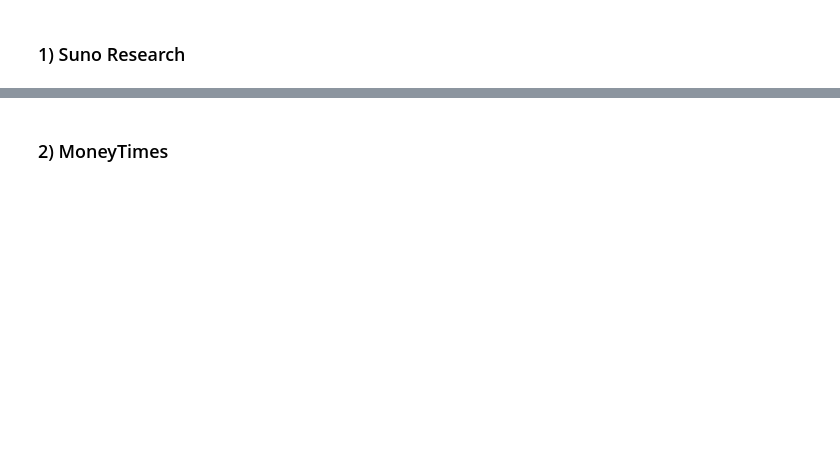
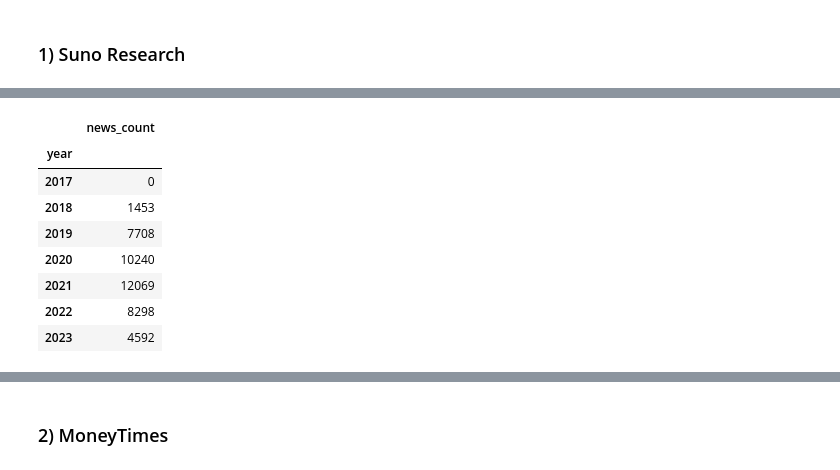
Before and after one commit to mso13/BrazilianFinancialNews, a Jupyter notebook: src/EDA/Exploratory Data Analysis (EDA) on Financial News Textual Content.ipynb, the cells around one changed output, grey strips where cells are left out. Cells and saved outputs as stored; diff of their text form; code cells hidden in the pictures; blank space fills up the shorter version.

```diff
--- a/src/EDA/Exploratory Data Analysis (EDA) on Financial News Textual Content.ipynb
+++ b/src/EDA/Exploratory Data Analysis (EDA) on Financial News Textual Content.ipynb
@@ -100,0 +119,13 @@ print (sum([1453, 7712, 10173]))
+# %%
+df_news_counts = pd.DataFrame(news_counts_dict.items(), columns=['year', 'news_count']).set_index('year')
+df_news_counts
+# %% [output]
+|  | news_count |
+| year |  |
+| 2017 | 0 |
+| 2018 | 1453 |
+| 2019 | 7708 |
+| 2020 | 10240 |
+| 2021 | 12069 |
+| 2022 | 8298 |
+| 2023 | 4592 |
```
Also changed, not shown: parts of 27 cells of this notebook, 3 other files.
